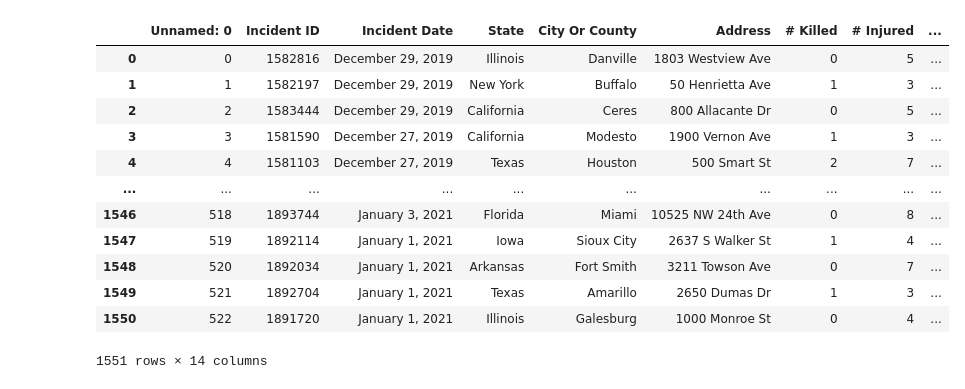
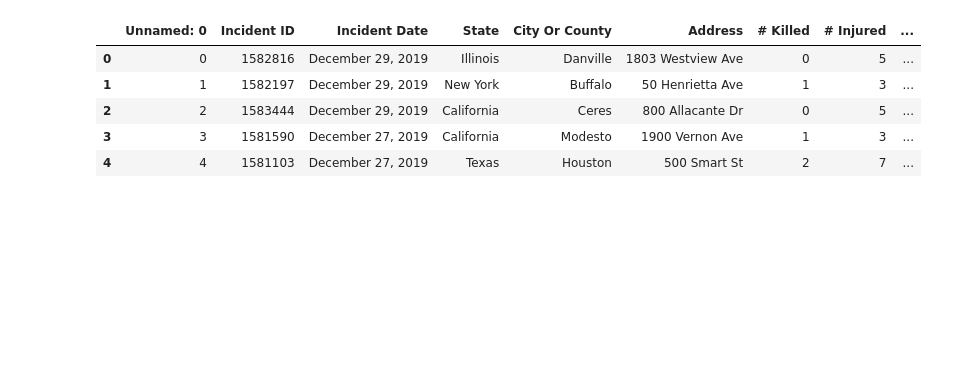
Before and after one commit to dakotajcollins/Project-3-Gun_Violence, a Jupyter notebook: Trevor/main.ipynb, the cells around one changed output. Drawn from its saved outputs; the diff is of its cells as text; code cells hidden in the pictures; blank space fills up the shorter version.

```diff
--- a/Trevor/main.ipynb
+++ b/Trevor/main.ipynb
@@ -5,18 +5,11 @@ file = "results_parsed_3.csv"
 # %%
 df = pd.read_csv(file)
 # %%
-df
+df.head()
 # %% [output]
 |  | Unnamed: 0 | Incident ID | Incident Date | State | City Or County | Address | # Killed | # Injured | ... |
 | 0 | 0 | 1582816 | December 29, 2019 | Illinois | Danville | 1803 Westview Ave | 0 | 5 | ... |
 | 1 | 1 | 1582197 | December 29, 2019 | New York | Buffalo | 50 Henrietta Ave | 1 | 3 | ... |
 | 2 | 2 | 1583444 | December 29, 2019 | California | Ceres | 800 Allacante Dr | 0 | 5 | ... |
 | 3 | 3 | 1581590 | December 27, 2019 | California | Modesto | 1900 Vernon Ave | 1 | 3 | ... |
 | 4 | 4 | 1581103 | December 27, 2019 | Texas | Houston | 500 Smart St | 2 | 7 | ... |
-| ... | ... | ... | ... | ... | ... | ... | ... | ... | ... |
-| 1546 | 518 | 1893744 | January 3, 2021 | Florida | Miami | 10525 NW 24th Ave | 0 | 8 | ... |
-| 1547 | 519 | 1892114 | January 1, 2021 | Iowa | Sioux City | 2637 S Walker St | 1 | 4 | ... |
-| 1548 | 520 | 1892034 | January 1, 2021 | Arkansas | Fort Smith | 3211 Towson Ave | 0 | 7 | ... |
-| 1549 | 521 | 1892704 | January 1, 2021 | Texas | Amarillo | 2650 Dumas Dr | 1 | 3 | ... |
-| 1550 | 522 | 1891720 | January 1, 2021 | Illinois | Galesburg | 1000 Monroe St | 0 | 4 | ... |
-1551 rows × 14 columns
```
Also changed, not shown: parts of 11 cells of this notebook, 2 other files.
